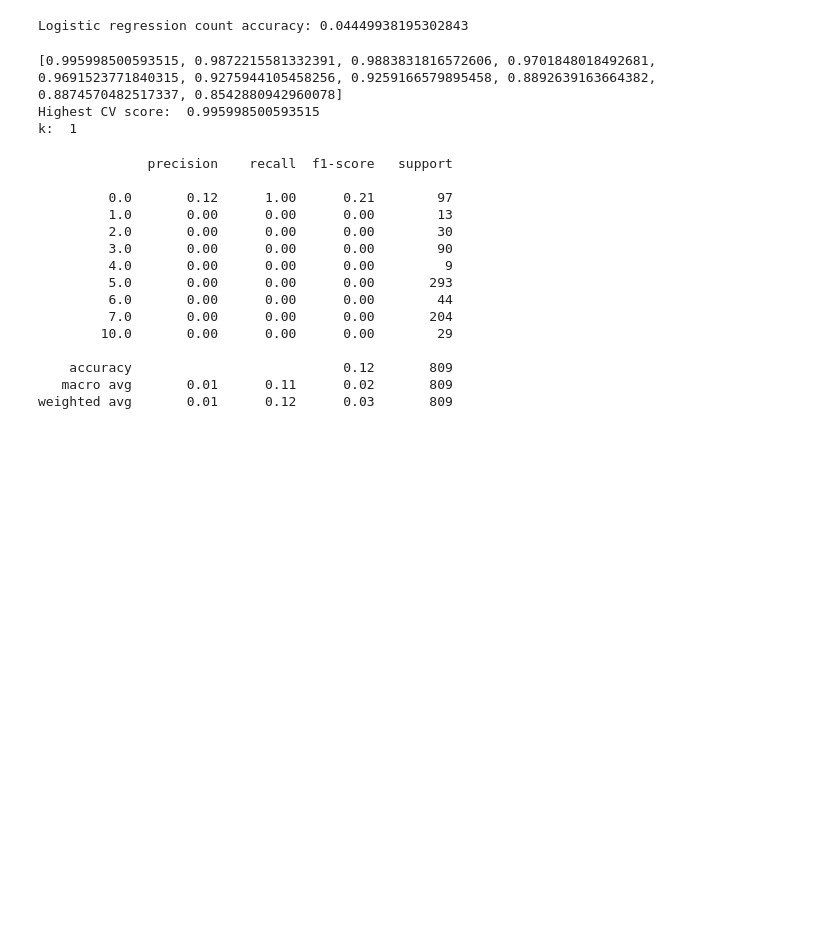
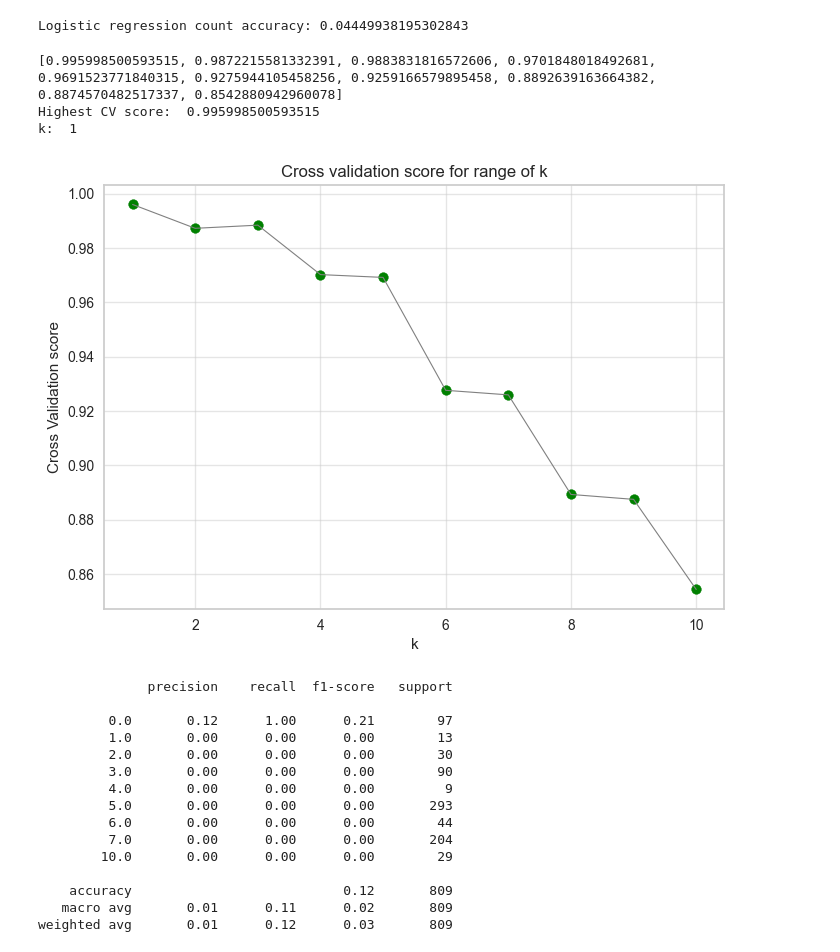
Before and after one commit to thirukos/MachineLearning-SentimentAnalysis, a Jupyter notebook: Models/Baseline_classifiers.ipynb, the cells around one changed output. Drawn from its saved outputs; the diff is of its cells as text; code cells hidden in the pictures; blank space fills up the shorter version.

```diff
--- a/Models/Baseline_classifiers.ipynb
+++ b/Models/Baseline_classifiers.ipynb
@@ -186,26 +210,36 @@ Logistic regression count accuracy: 0.04449938195302843
 # %%
 k = [1,2,3,4,5,6,7,8,9,10]
 cv_scores_k = []
 high_cv_score_k = 0
 knn = 0
 
 for i in k:
     model_knn = KNeighborsClassifier(n_neighbors=i)
     model_knn.fit(X_train_tfidf_smote, y_train_tfidf_smote)
     score_k = np.mean(cross_val_score(model_knn, X_train_tfidf_smote, y_train_tfidf_smote, cv=5))
     cv_scores_k.append(score_k)
     if (score_k > high_cv_score_k):
         high_cv_score_k = score_k
         knn = i
     y_pred_k = model_knn.predict(X_test_tfidf_vect)
 
 print(cv_scores_k)
 print('Highest CV score: ',high_cv_score_k)
 print('k: ', knn)
+
+fig, ax = plt.subplots()
+plt.scatter(k,cv_scores_k, color='green')
+plt.plot(k,cv_scores_k, color='gray', linewidth=0.8)
+plt.title('Cross validation score for range of k')
+plt.xlabel('k')
+plt.ylabel('Cross Validation score')
+plt.grid(alpha=0.5)
+plt.show()
 # %% [output]
 [0.995998500593515, 0.9872215581332391, 0.9883831816572606, 0.9701848018492681, 0.9691523771840315, 0.9275944105458256, 0.9259166579895458, 0.8892639163664382, 0.8874570482517337, 0.8542880942960078]
 Highest CV score:  0.995998500593515
 k:  1
+[figure, added]
 # %%
 # Build kNN model - tfidf train data
 knn = KNeighborsClassifier(n_neighbors=1)
```
Also changed, not shown: parts of 2 cells of this notebook.
